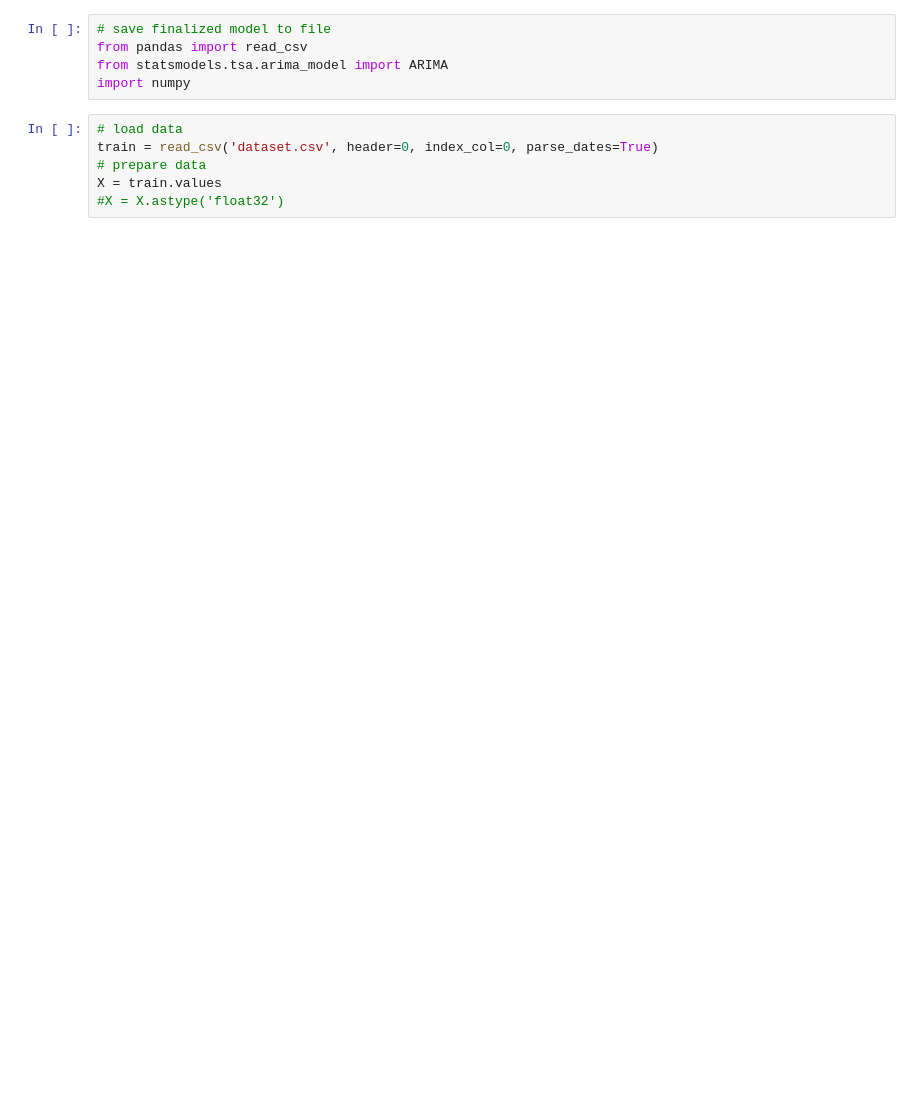
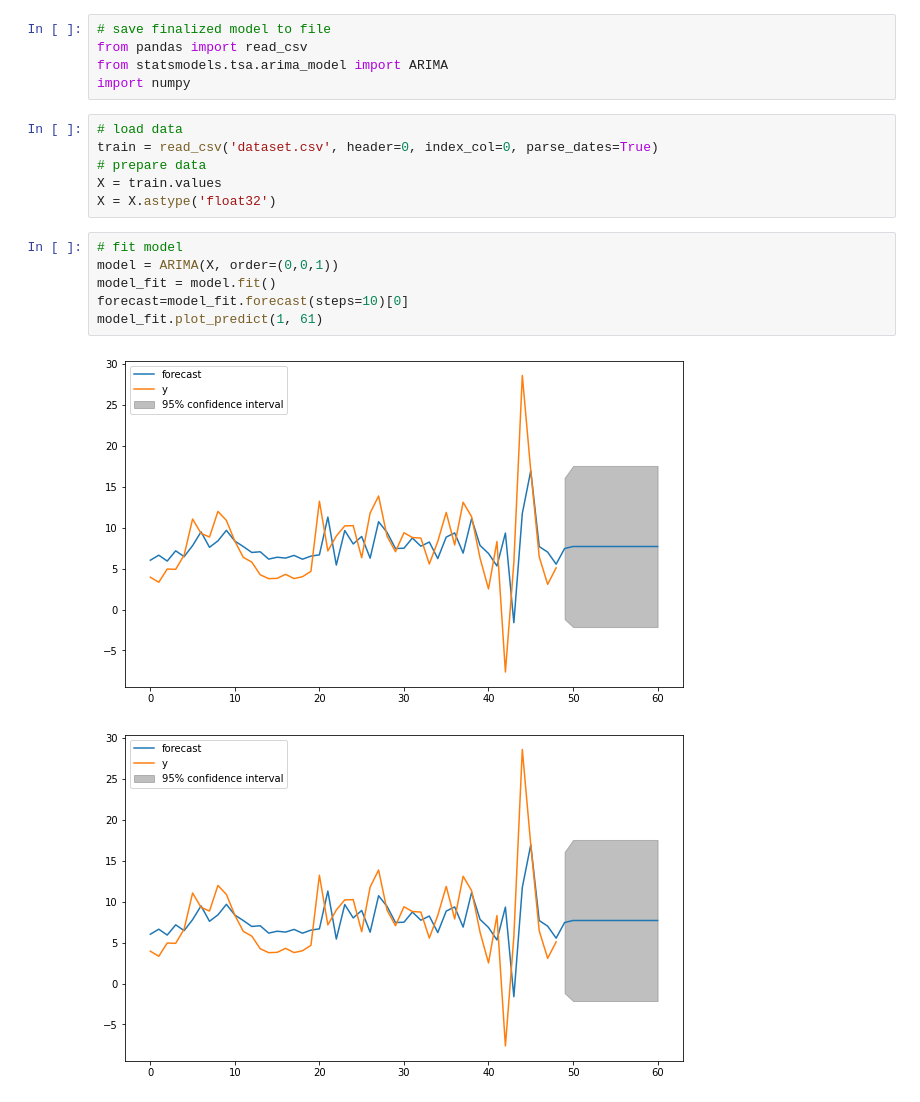
Before and after one commit to ch-aitali/assignments, a Jupyter notebook: P104_model_.ipynb, the cells around one changed output. Drawn from its saved outputs; the diff is of its cells as text; blank space fills up the shorter version.

```diff
--- a/P104_model_.ipynb
+++ b/P104_model_.ipynb
@@ -459,4 +467,13 @@ import numpy
 train = read_csv('dataset.csv', header=0, index_col=0, parse_dates=True)
 # prepare data
 X = train.values
-#X = X.astype('float32')
+X = X.astype('float32')
+# %%
+# fit model
+model = ARIMA(X, order=(0,0,1))
+model_fit = model.fit()
+forecast=model_fit.forecast(steps=10)[0]
+model_fit.plot_predict(1, 61)
+# %% [output]
+[figure, added]
+[figure, added]
```
Also changed, not shown: parts of 12 cells of this notebook.
